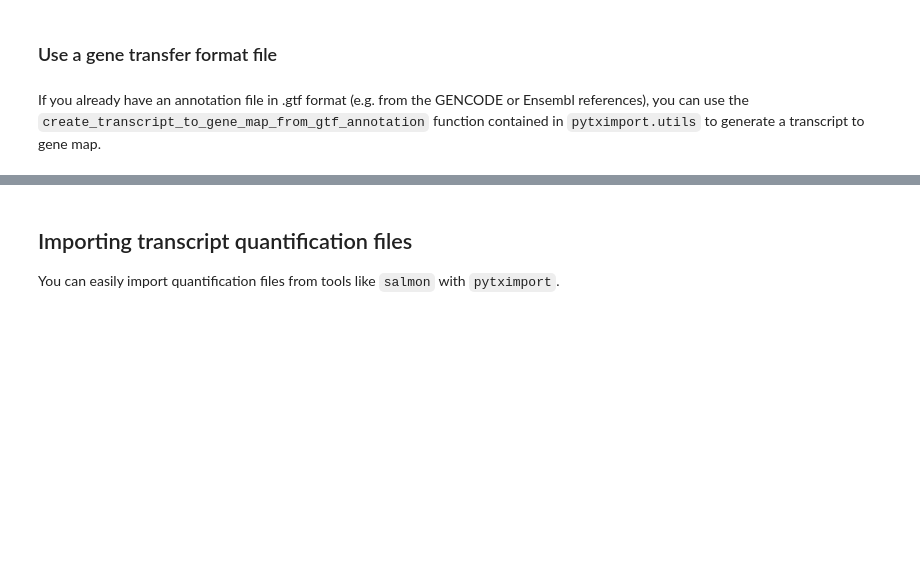
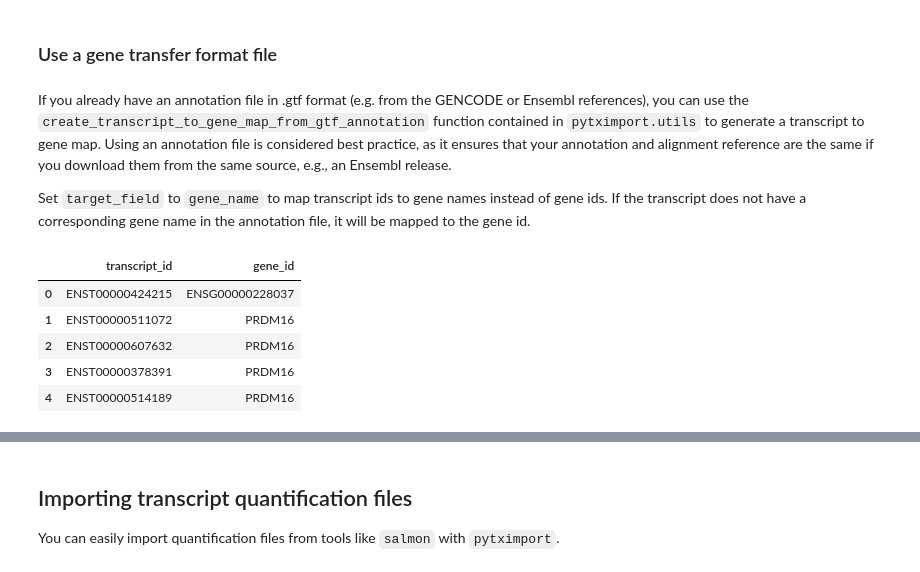
Before and after one commit to complextissue/pytximport, a Jupyter notebook: docs/source/example.ipynb, the cells around one changed output, grey strips where cells are left out. Saved outputs shown, nothing was run; the diff lists cells and outputs as text; code cells hidden in the pictures; blank space fills up the shorter version.

```diff
--- a/docs/source/example.ipynb
+++ b/docs/source/example.ipynb
@@ -35,4 +35,21 @@ transcript_gene_map_mouse.head(5)
 # %% [markdown]
 ### Use a gene transfer format file
 # %% [markdown]
-If you already have an annotation file in .gtf format (e.g. from the GENCODE or Ensembl references), you can use the `create_transcript_to_gene_map_from_gtf_annotation` function contained in `pytximport.utils` to generate a transcript to gene map.
+If you already have an annotation file in .gtf format (e.g. from the GENCODE or Ensembl references), you can use the `create_transcript_to_gene_map_from_gtf_annotation` function contained in `pytximport.utils` to generate a transcript to gene map. Using an annotation file is considered best practice, as it ensures that your annotation and alignment reference are the same if you download them from the same source, e.g., an Ensembl release.
+
+Set `target_field` to `gene_name` to map transcript ids to gene names instead of gene ids. If the transcript does not have a corresponding gene name in the annotation file, it will be mapped to the gene id.
+# %%
+from pytximport.utils import create_transcript_to_gene_map_from_gtf_annotation
+
+transcript_gene_map_from_gtf = create_transcript_to_gene_map_from_gtf_annotation(
+    "../../test/data/annotation.gtf",
+    target_field="gene_name",
+)
+transcript_gene_map_from_gtf.head(5)
+# %% [output]
+|  | transcript_id | gene_id |
+| 0 | ENST00000424215 | ENSG00000228037 |
+| 1 | ENST00000511072 | PRDM16 |
+| 2 | ENST00000607632 | PRDM16 |
+| 3 | ENST00000378391 | PRDM16 |
+| 4 | ENST00000514189 | PRDM16 |
```
Also changed, not shown: parts of 9 cells of this notebook, 9 other files.
